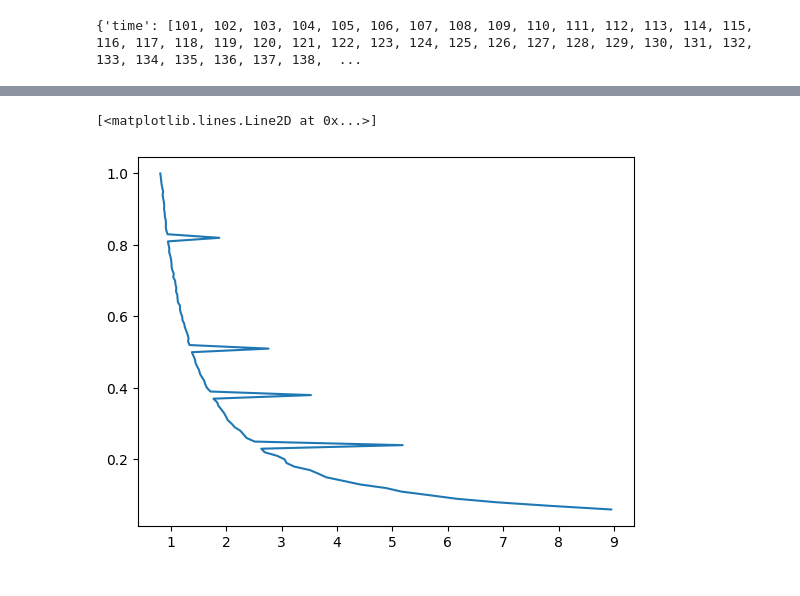
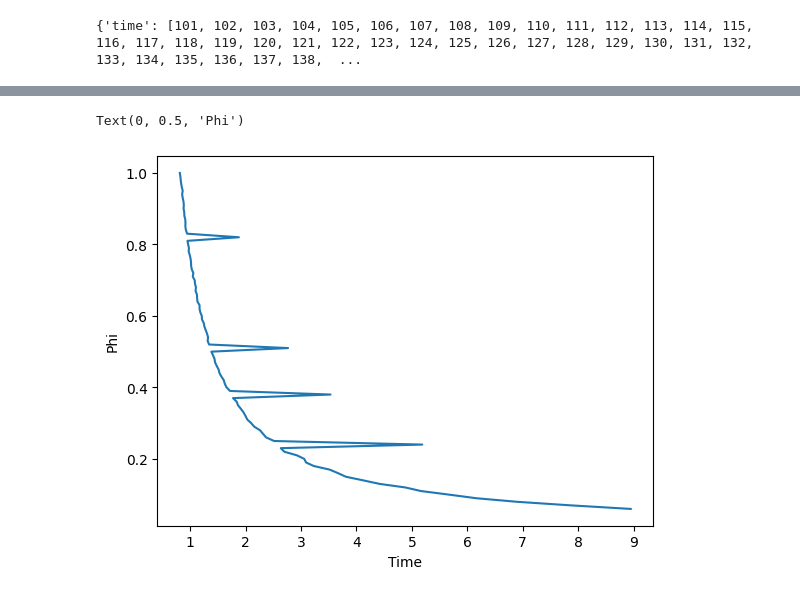
Before and after one commit to 1101AlexZab1011/SpatialMemory, a Jupyter notebook: dev/make_hd_pseudoattr_clean.ipynb, the cells around one changed output, grey strips where cells are left out. Cells and saved outputs as stored; diff of their text form; code cells hidden in the pictures.

```diff
--- a/dev/make_hd_pseudoattr_clean.ipynb
+++ b/dev/make_hd_pseudoattr_clean.ipynb
@@ -916,8 +921,8 @@ rotation_log = read_pkl(
 )
 # %%
 times2, phis2 = [], []
-for key in cache.rotation_log:
-    times2.append(len(cache.rotation_log[key].time))
+for key in rotation_log2:
+    times2.append(len(rotation_log2[key].time))
     phis2.append(key)
 # %%
 times, phis = [], []
@@ -941,4 +954,6 @@ plt.plot(
 # %%
 %matplotlib inline
-plt.plot(times, phis)
+plt.plot(0.002*np.array(times), phis)
+plt.xlabel('Time')
+plt.ylabel('Phi')
 # %% [output]
@@ -946,5 +961,5 @@ plt.plot(times, phis)
-[<matplotlib.lines.Line2D at 0x...>]
+Text(0, 0.5, 'Phi')
-[figure, old version]
+[figure, new version]
 # %%
 from typing import Any
 import numpy as np
```
Also changed, not shown: parts of 4 cells of this notebook, 2 other files.
